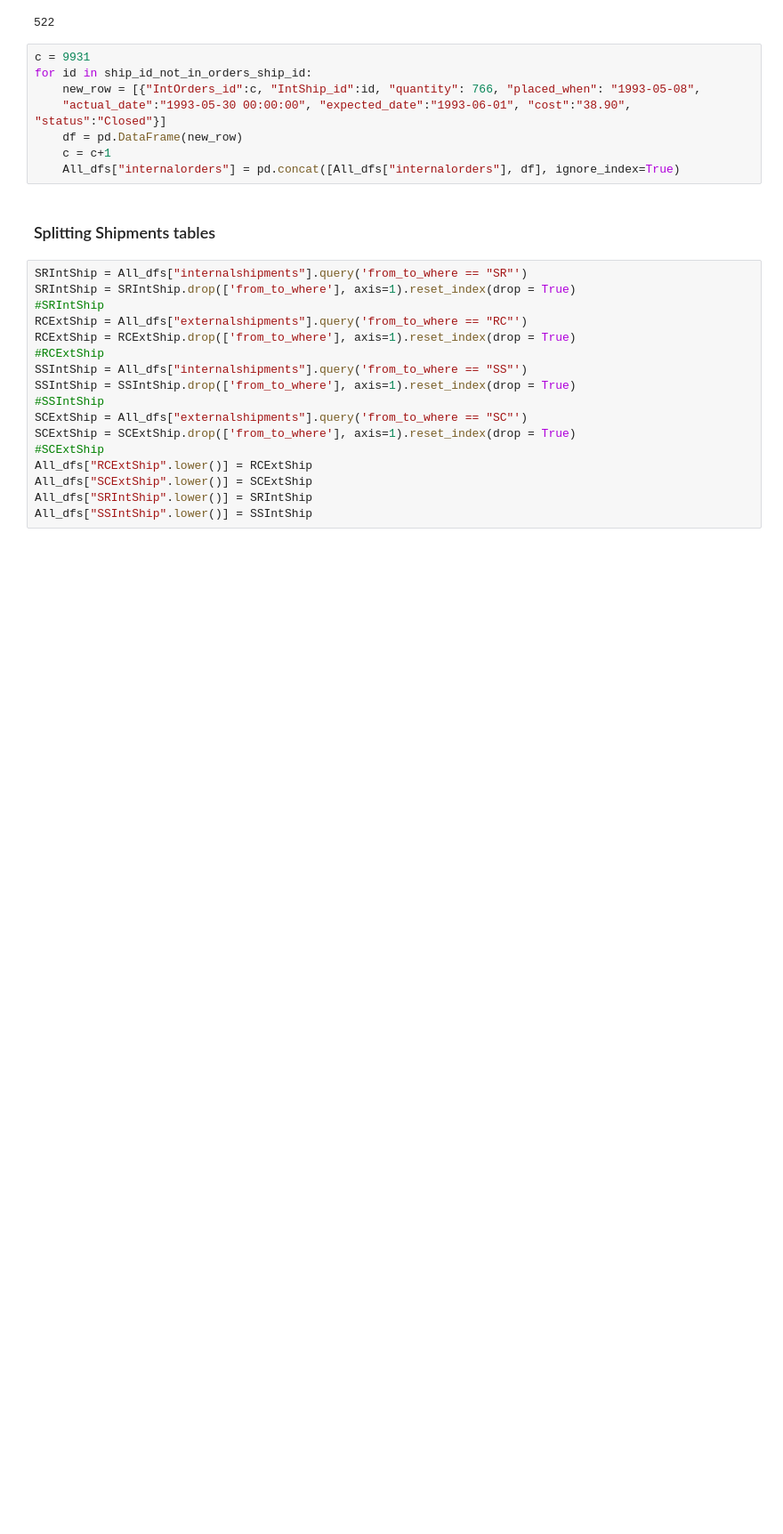
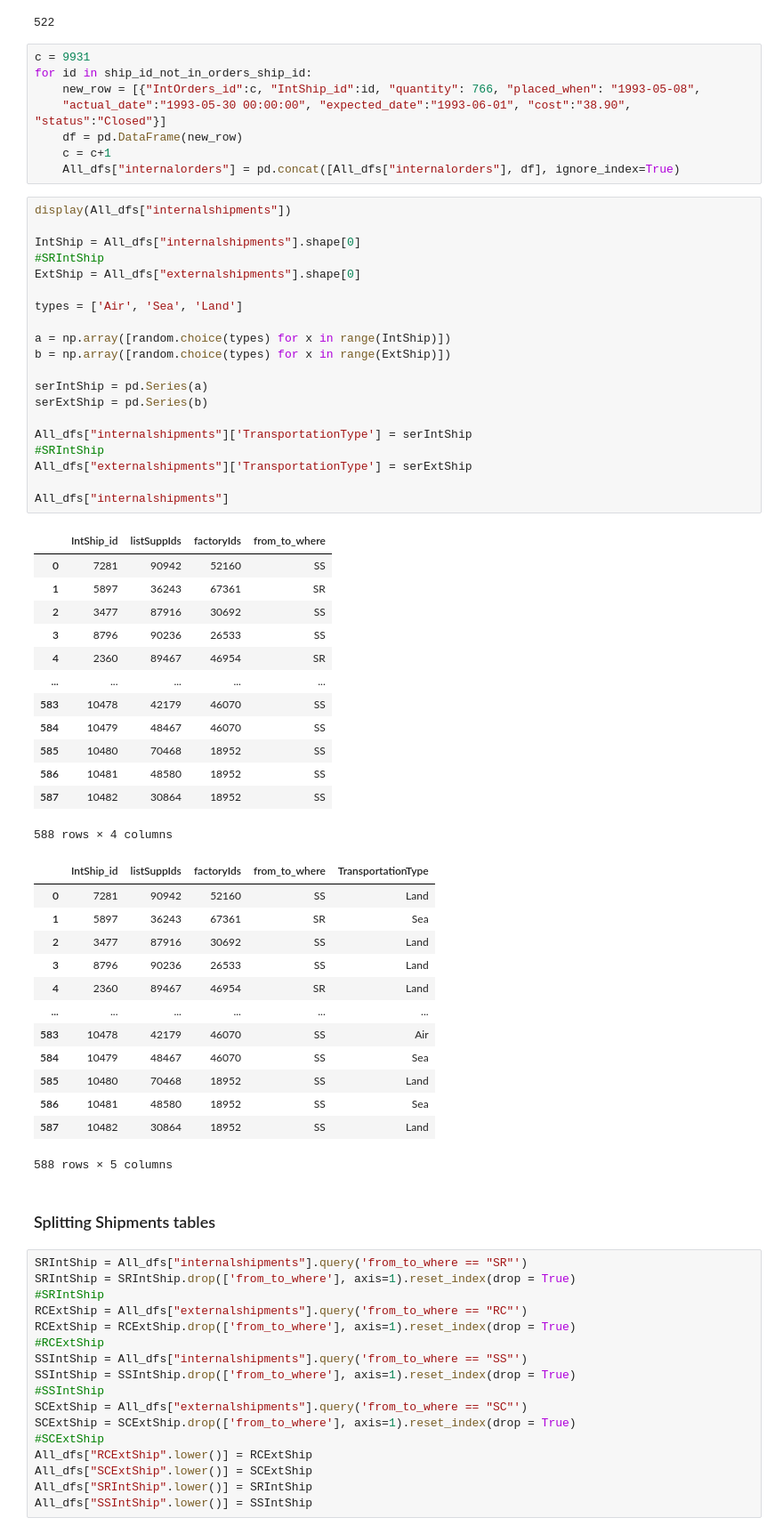
Before and after one commit to omargalal20/Supply-Chain-Data-Analysis, a Jupyter notebook: DataAnalysis.ipynb, the cells around one changed output. Shown: that part at 89% size. Drawn from its saved outputs; the diff is of its cells as text; blank space fills up the shorter version.

```diff
--- a/DataAnalysis.ipynb
+++ b/DataAnalysis.ipynb
@@ -427,6 +427,53 @@ for id in ship_id_not_in_orders_ship_id:
     df = pd.DataFrame(new_row)
     c = c+1
     All_dfs["internalorders"] = pd.concat([All_dfs["internalorders"], df], ignore_index=True)
+# %%
+display(All_dfs["internalshipments"])
+
+IntShip = All_dfs["internalshipments"].shape[0]
+#SRIntShip
+ExtShip = All_dfs["externalshipments"].shape[0]
+
+types = ['Air', 'Sea', 'Land']
+
+a = np.array([random.choice(types) for x in range(IntShip)])
+b = np.array([random.choice(types) for x in range(ExtShip)])
+
+serIntShip = pd.Series(a)
+serExtShip = pd.Series(b)
+
+All_dfs["internalshipments"]['TransportationType'] = serIntShip
+#SRIntShip
+All_dfs["externalshipments"]['TransportationType'] = serExtShip
+
+All_dfs["internalshipments"]
+# %% [output]
+|  | IntShip_id | listSuppIds | factoryIds | from_to_where |
+| 0 | 7281 | 90942 | 52160 | SS |
+| 1 | 5897 | 36243 | 67361 | SR |
+| 2 | 3477 | 87916 | 30692 | SS |
+| 3 | 8796 | 90236 | 26533 | SS |
+| 4 | 2360 | 89467 | 46954 | SR |
+| ... | ... | ... | ... | ... |
+| 583 | 10478 | 42179 | 46070 | SS |
+| 584 | 10479 | 48467 | 46070 | SS |
+| 585 | 10480 | 70468 | 18952 | SS |
+| 586 | 10481 | 48580 | 18952 | SS |
+| 587 | 10482 | 30864 | 18952 | SS |
+588 rows × 4 columns
+|  | IntShip_id | listSuppIds | factoryIds | from_to_where | TransportationType |
+| 0 | 7281 | 90942 | 52160 | SS | Land |
+| 1 | 5897 | 36243 | 67361 | SR | Sea |
+| 2 | 3477 | 87916 | 30692 | SS | Land |
+| 3 | 8796 | 90236 | 26533 | SS | Land |
+| 4 | 2360 | 89467 | 46954 | SR | Land |
+| ... | ... | ... | ... | ... | ... |
+| 583 | 10478 | 42179 | 46070 | SS | Air |
+| 584 | 10479 | 48467 | 46070 | SS | Sea |
+| 585 | 10480 | 70468 | 18952 | SS | Land |
+| 586 | 10481 | 48580 | 18952 | SS | Sea |
+| 587 | 10482 | 30864 | 18952 | SS | Land |
+588 rows × 5 columns
 # %% [markdown]
 ### Splitting Shipments tables
 # %%
```
Also changed, not shown: parts of 13 cells of this notebook, 6 other files.
